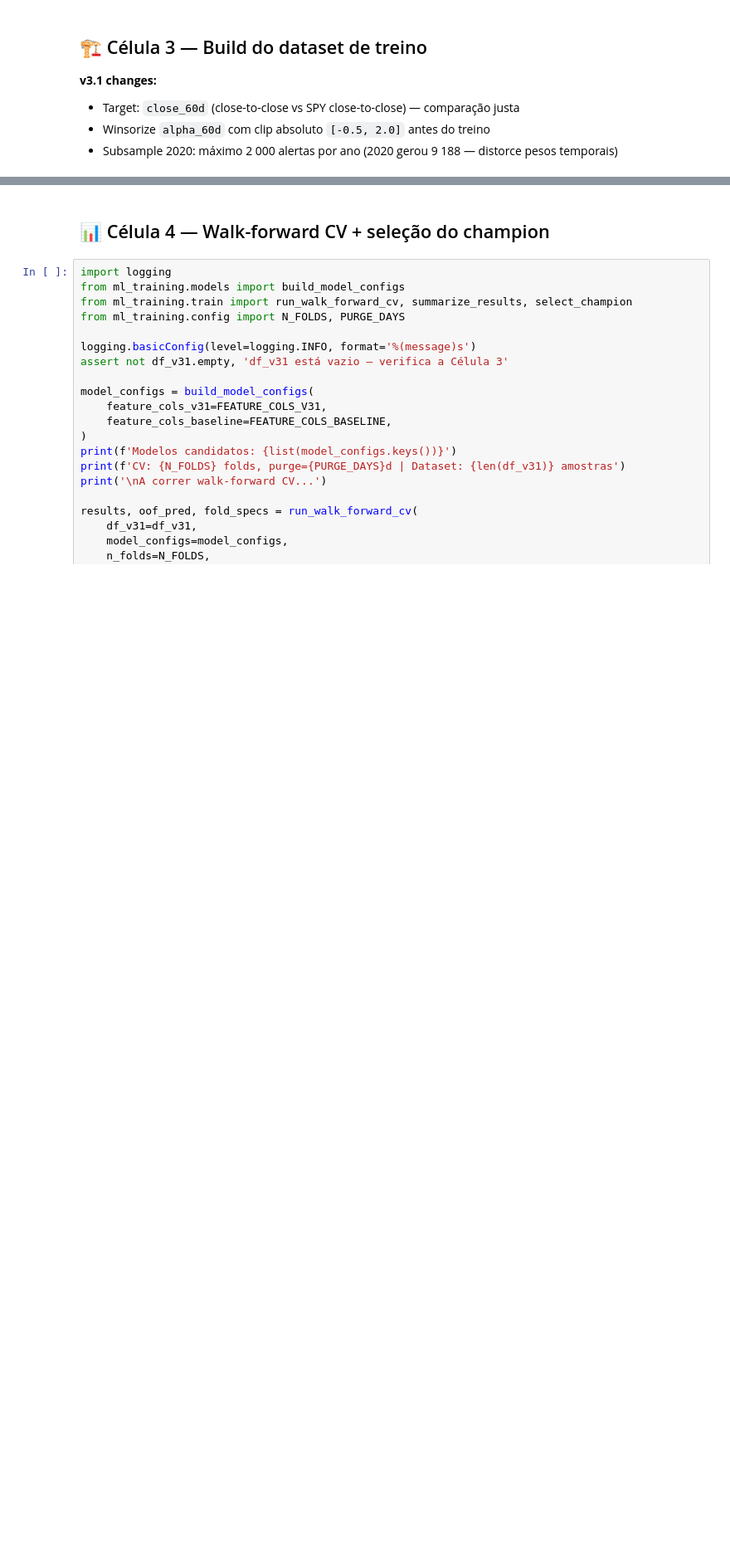
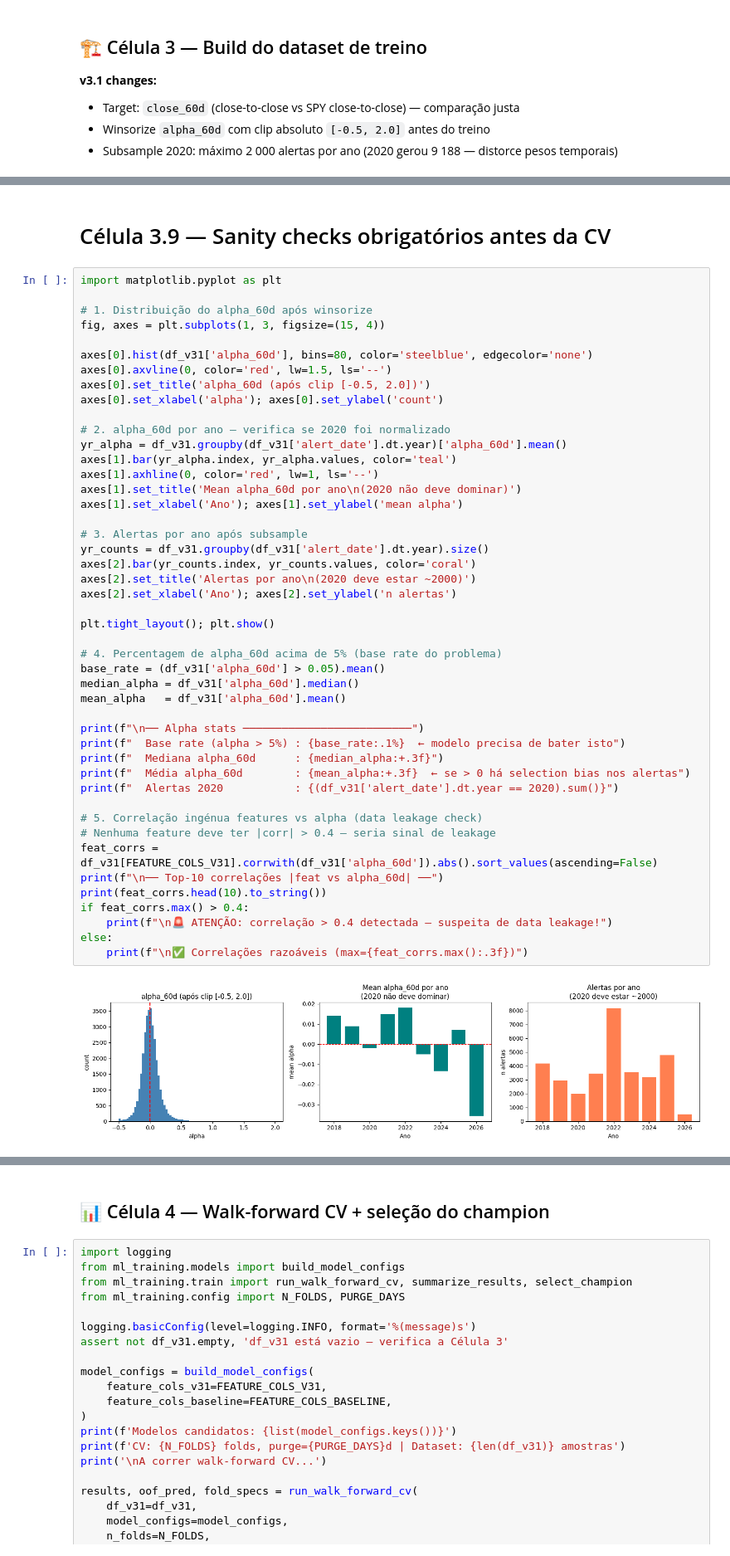
Before and after one commit to romeurf/DipRadar, a Jupyter notebook: ml_training/DipRadar_Training_Colab.ipynb, the cells around one changed output, grey strips where cells are left out. Shown at 83% size. Drawn from its saved outputs; the diff is of its cells as text; blank space fills up the shorter version.

```diff
--- a/ml_training/DipRadar_Training_Colab.ipynb
+++ b/ml_training/DipRadar_Training_Colab.ipynb
@@ -410,0 +513,50 @@ df_v31.head(3)
+# %% [markdown]
+# Célula 3.9 — Sanity checks obrigatórios antes da CV
+# %%
+import matplotlib.pyplot as plt
+
+# 1. Distribuição do alpha_60d após winsorize
+fig, axes = plt.subplots(1, 3, figsize=(15, 4))
+
+axes[0].hist(df_v31['alpha_60d'], bins=80, color='steelblue', edgecolor='none')
+axes[0].axvline(0, color='red', lw=1.5, ls='--')
+axes[0].set_title('alpha_60d (após clip [-0.5, 2.0])')
+axes[0].set_xlabel('alpha'); axes[0].set_ylabel('count')
+
+# 2. alpha_60d por ano — verifica se 2020 foi normalizado
+yr_alpha = df_v31.groupby(df_v31['alert_date'].dt.year)['alpha_60d'].mean()
+axes[1].bar(yr_alpha.index, yr_alpha.values, color='teal')
+axes[1].axhline(0, color='red', lw=1, ls='--')
+axes[1].set_title('Mean alpha_60d por ano\n(2020 não deve dominar)')
+axes[1].set_xlabel('Ano'); axes[1].set_ylabel('mean alpha')
+
+# 3. Alertas por ano após subsample
+yr_counts = df_v31.groupby(df_v31['alert_date'].dt.year).size()
+axes[2].bar(yr_counts.index, yr_counts.values, color='coral')
+axes[2].set_title('Alertas por ano\n(2020 deve estar ~2000)')
+axes[2].set_xlabel('Ano'); axes[2].set_ylabel('n alertas')
+
+plt.tight_layout(); plt.show()
+
+# 4. Percentagem de alpha_60d acima de 5% (base rate do problema)
+base_rate = (df_v31['alpha_60d'] > 0.05).mean()
+median_alpha = df_v31['alpha_60d'].median()
+mean_alpha   = df_v31['alpha_60d'].mean()
+
+print(f"\n── Alpha stats ──────────────────────────")
+print(f"  Base rate (alpha > 5%) : {base_rate:.1%}  ← modelo precisa de bater isto")
+print(f"  Mediana alpha_60d      : {median_alpha:+.3f}")
+print(f"  Média alpha_60d        : {mean_alpha:+.3f}  ← se > 0 há selection bias nos alertas")
+print(f"  Alertas 2020           : {(df_v31['alert_date'].dt.year == 2020).sum()}")
+
+# 5. Correlação ingénua features vs alpha (data leakage check)
+# Nenhuma feature deve ter |corr| > 0.4 — seria sinal de leakage
+feat_corrs = df_v31[FEATURE_COLS_V31].corrwith(df_v31['alpha_60d']).abs().sort_values(ascending=False)
+print(f"\n── Top-10 correlações |feat vs alpha_60d| ──")
+print(feat_corrs.head(10).to_string())
+if feat_corrs.max() > 0.4:
+    print(f"\n🚨 ATENÇÃO: correlação > 0.4 detectada — suspeita de data leakage!")
+else:
+    print(f"\n✅ Correlações razoáveis (max={feat_corrs.max():.3f})")
+# %% [output]
+[figure, added]
```
Also changed, not shown: parts of 18 cells of this notebook.
